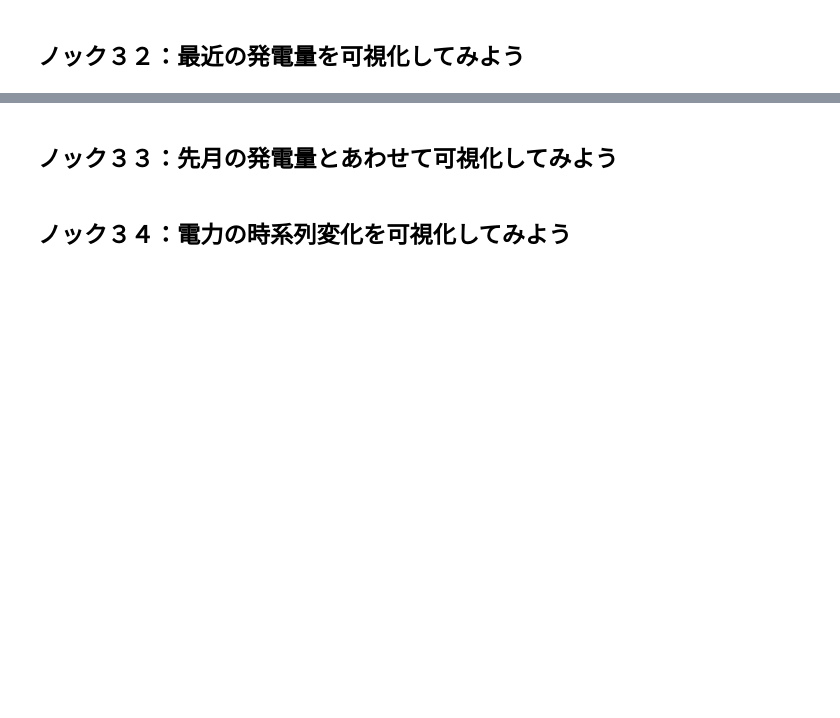
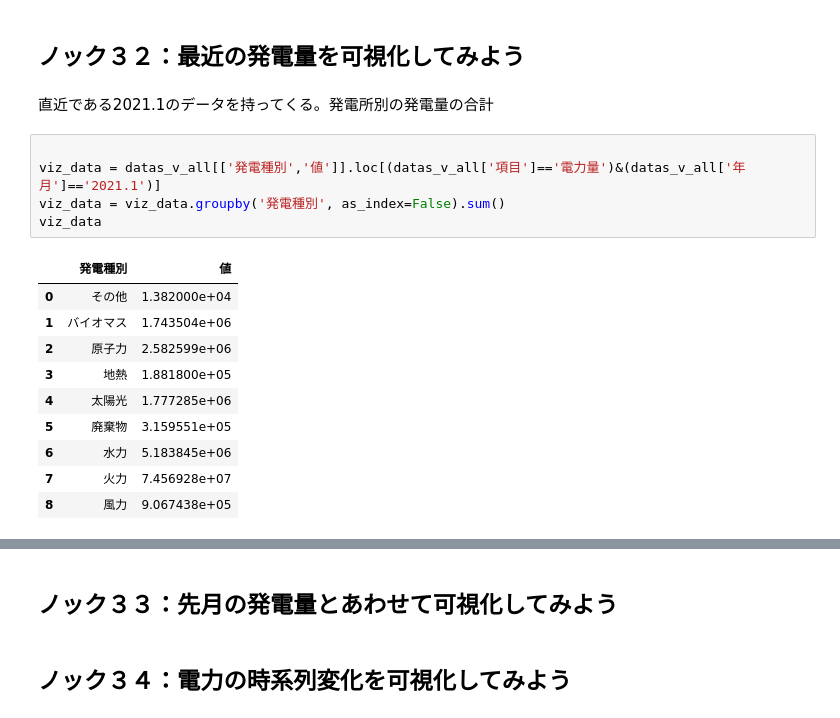
Before and after one commit to ayakamori0702/100knock-process-visualization, a Jupyter notebook: chapter-2/src/2章.ipynb, the cells around one changed output, grey strips where cells are left out. Cells and saved outputs as stored; diff of their text form; blank space fills up the shorter version.

```diff
--- a/chapter-2/src/2章.ipynb
+++ b/chapter-2/src/2章.ipynb
@@ -556,2 +603,20 @@ ValueError: object arrays are not supported
 # %% [markdown]
 ## ノック３２：最近の発電量を可視化してみよう
+# %% [markdown]
+直近である2021.1のデータを持ってくる。発電所別の発電量の合計
+# %%
+
+viz_data = datas_v_all[['発電種別','値']].loc[(datas_v_all['項目']=='電力量')&(datas_v_all['年月']=='2021.1')]
+viz_data = viz_data.groupby('発電種別', as_index=False).sum()
+viz_data
+# %% [output]
+|  | 発電種別 | 値 |
+| 0 | その他 | 1.382000e+04 |
+| 1 | バイオマス | 1.743504e+06 |
+| 2 | 原子力 | 2.582599e+06 |
+| 3 | 地熱 | 1.881800e+05 |
+| 4 | 太陽光 | 1.777285e+06 |
+| 5 | 廃棄物 | 3.159551e+05 |
+| 6 | 水力 | 5.183845e+06 |
+| 7 | 火力 | 7.456928e+07 |
+| 8 | 風力 | 9.067438e+05 |
```
Also changed, not shown: parts of 21 cells of this notebook, 6 other files.
